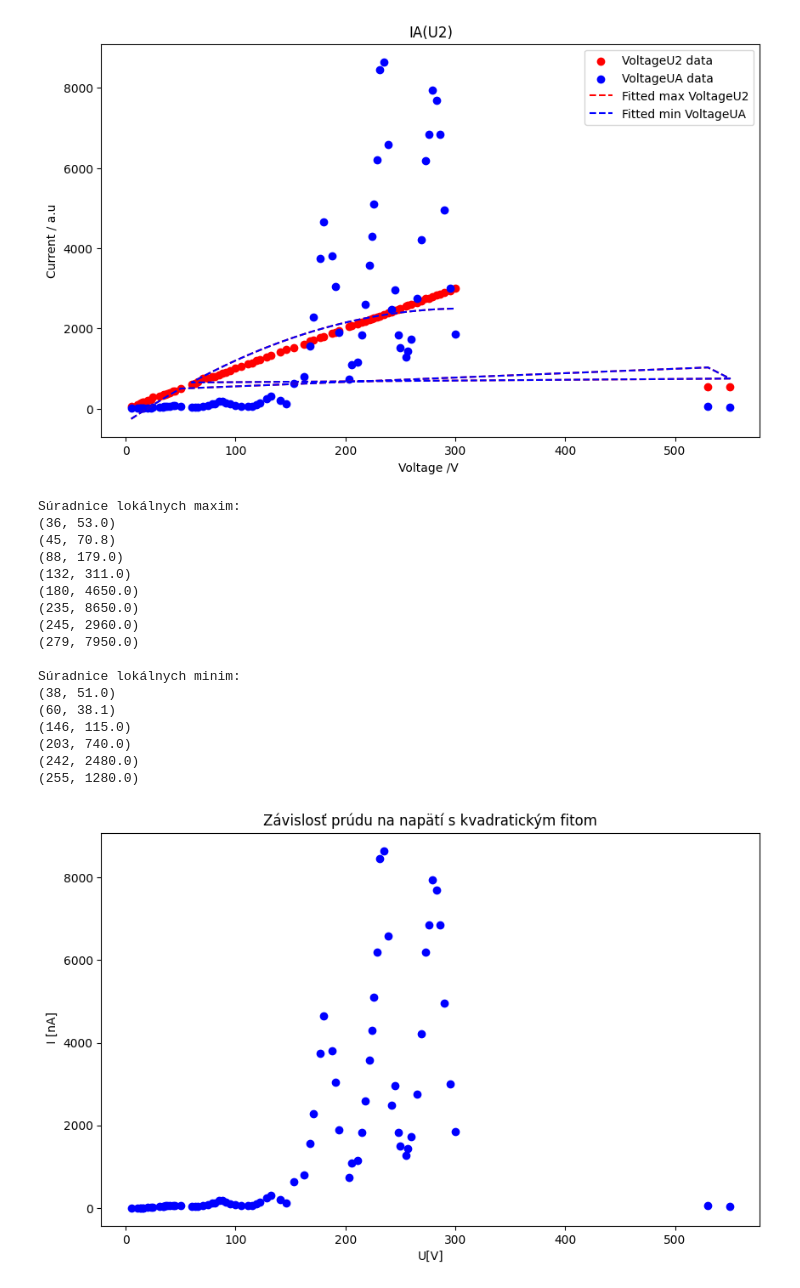
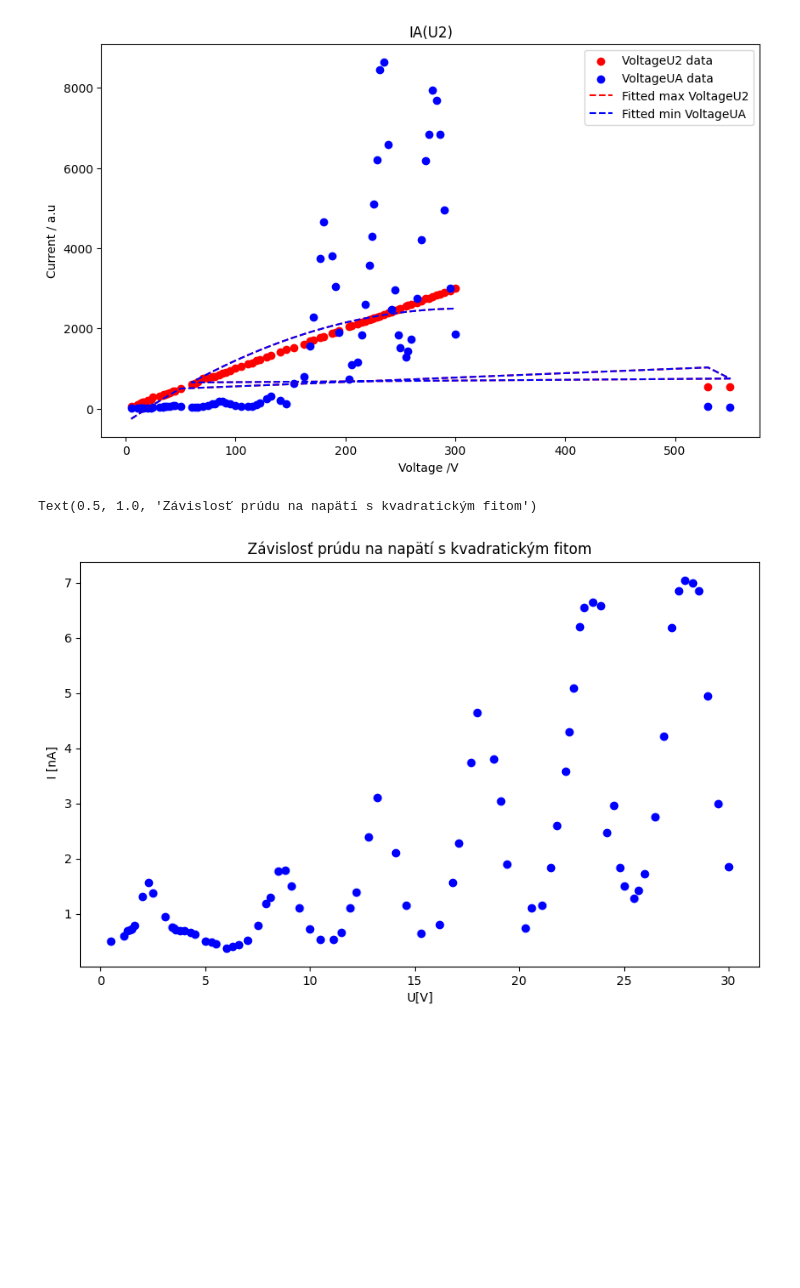
Before and after one commit to Yggdrasill501/quantum_properties_of_atom, a Jupyter notebook: main.ipynb, the cells around one changed output. Drawn from its saved outputs; the diff is of its cells as text; code cells hidden in the pictures; blank space fills up the shorter version.

Commit message:
data update

```diff
--- a/main.ipynb
+++ b/main.ipynb
@@ -122,79 +123,17 @@ plt.show()
 # %% [output]
 [figure]
 # %%
-
-# # Zadané dáta - napätie (U_2) a prúd (I) v nA
-# data = [
-#     (0.5, 0.5), (1.1, 0.6), (1.3, 0.7), (1.4, 0.71), (1.5, 0.72), (1.6, 0.79),
-#     (2.0, 1.31), (2.3, 1.56), (2.5, 1.381), (3.1, 0.95), (3.4, 0.76),
-#     (3.5, 0.74), (3.6, 0.716), (3.8, 0.701), (4.0, 0.697), (4.3, 0.664),
-#     (4.5, 0.632), (5.0, 0.504), (5.3, 0.49), (5.5, 0.46), (6.0, 0.381),
-#     (6.3, 0.402), (6.6, 0.434), (7.0, 0.522), (7.5, 0.788), (7.9, 1.18),
-#     (8.1, 1.30), (8.5, 1.78), (8.8, 1.79), (9.1, 1.50), (9.5, 1.11),
-#     (10.0, 0.72), (10.5, 0.53), (11.1, 0.53), (11.5, 0.67), (11.9, 1.10),
-#     (12.2, 1.40), (12.8, 2.40), (13.2, 3.11), (14.1, 2.10), (14.6, 1.15),
-#     (15.3, 0.640), (16.2, 0.800), (16.8, 1.570), (17.1, 2.280), (17.7, 3.740),
-#     (18.0, 4.650), (18.8, 3.800), (19.1, 3.050), (19.4, 1.900), (20.3, 0.740),
-#     (20.6, 1.100), (21.1, 1.150), (21.5, 1.830), (21.8, 2.600), (22.2, 3.580),
-#     (22.4, 4.300), (22.6, 5.100), (22.9, 6.200), (23.1, 6.560), (23.5, 6.650),
-#     (23.9, 6.580), (24.2, 2.480), (24.5, 2.960), (24.8, 1.840), (25.0, 1.510),
-#     (25.5, 1.280), (25.7, 1.430), (26.0, 1.730), (26.5, 2.760), (26.9, 4.220),
-#     (27.3, 6.190), (27.6, 6.850), (27.9, 7.050), (28.3, 7.000), (28.6, 6.850),
-#     (29.0, 4.950), (29.5, 3.000), (30.0, 1.850)
-# ]
-
-
-data = pd.read_csv('src/data/u2.csv')
+data = pd.read_csv('src/data/experiment.csv')
 
 U_2 = data['InputU2']
 I = data['VoltageUA']
 
-
-# Extrahovanie vstupných dát
-# U_2, I = zip(*data)
-
 # Vykreslenie grafu závislosti prúdu na napätí U_2
 plt.figure(figsize=(10, 6))
-plt.plot(U_2, I, 'bo', label='Nametené hodnoty')  # Bodový graf s nametenými hodnotami
+plt.plot(U_2, I, 'bo', label='Nametené hodnoty')
 plt.xlabel('U[V]')
 plt.ylabel(' I [nA]')
 plt.title('Závislosť prúdu na napätí s kvadratickým fitom')
-
-# Nájdenie lokálnych maxim a minim zo zobrazeného grafu
-from scipy.signal import argrelextrema
-
-# Nájdenie lokálnych maxim
-max_idx = argrelextrema(np.array(I), np.greater)[0]
-local_maxima = [(U_2[i], I[i]) for i in max_idx]
-
-# Nájdenie lokálnych minim
-min_idx = argrelextrema(np.array(I), np.less)[0]
-local_minima = [(U_2[i], I[i]) for i in min_idx]
-
-# Výpis súradníc lokálnych maxim a minim
-print("Súradnice lokálnych maxim:")
-for coord in local_maxima:
-    print(coord)
-
-print("\nSúradnice lokálnych minim:")
-for coord in local_minima:
-    print(coord)
 # %% [output]
-Súradnice lokálnych maxim:
-(36, 53.0)
-(45, 70.8)
-(88, 179.0)
-(132, 311.0)
-(180, 4650.0)
-(235, 8650.0)
-(245, 2960.0)
-(279, 7950.0)
-
-Súradnice lokálnych minim:
-(38, 51.0)
-(60, 38.1)
-(146, 115.0)
-(203, 740.0)
-(242, 2480.0)
-(255, 1280.0)
+Text(0.5, 1.0, 'Závislosť prúdu na napätí s kvadratickým fitom')
-[figure, old version]
+[figure, new version]
```
Also changed, not shown: parts of 2 cells of this notebook, 1 other file.
